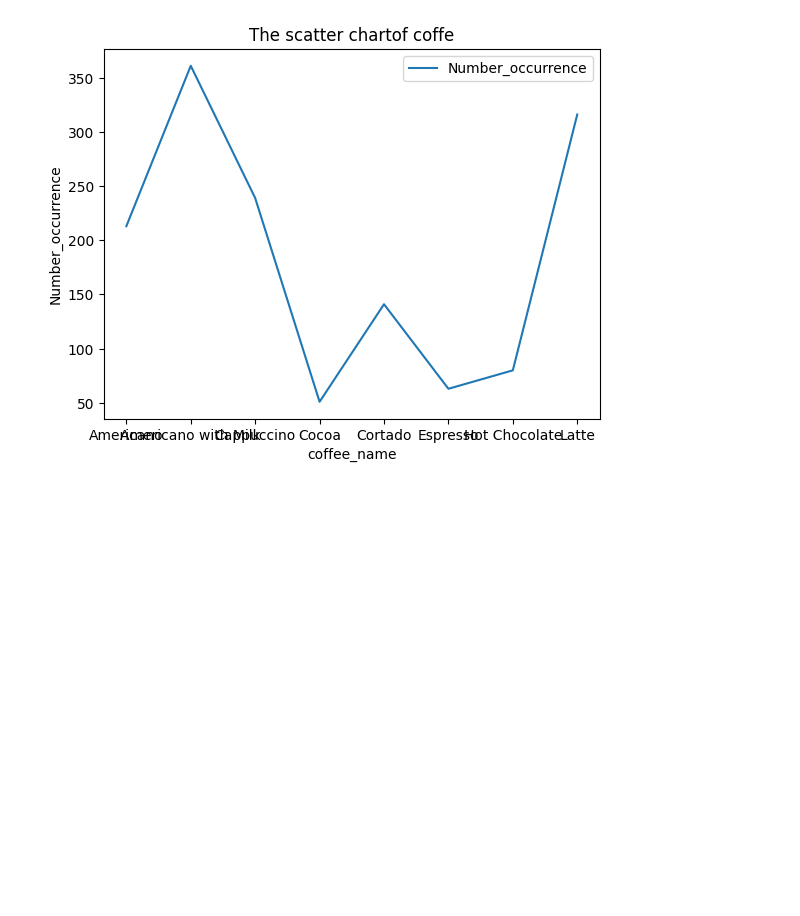
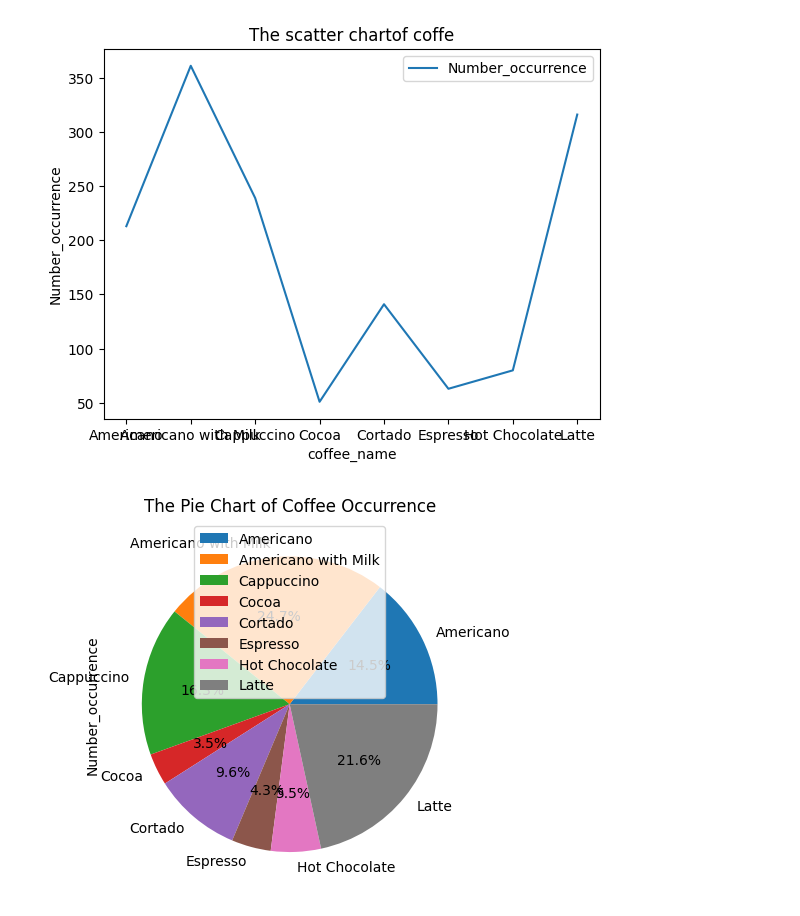
Before and after one commit to tadd2018/PythonRepo, a Jupyter notebook: DataManpulation.ipynb, the cells around one changed output. Drawn from its saved outputs; the diff is of its cells as text; code cells hidden in the pictures; blank space fills up the shorter version.

Commit message:
New_graph_manpulation

```diff
--- a/DataManpulation.ipynb
+++ b/DataManpulation.ipynb
@@ -474,3 +461,16 @@ plt.ylabel('Number_occurrence')
 plt.show()
 # %% [output]
 [figure]
+# %%
+
+
+# Create a pie chart from the 'Number_occurrence' column
+Groupcoffe.plot(kind='pie', y='Number_occurrence', labels=Groupcoffe['coffee_name'], autopct='%1.1f%%')
+
+# Add title to the plot
+plt.title('The Pie Chart of Coffee Occurrence')
+
+# Show the plot
+plt.show()
+# %% [output]
+[figure, added]
```
Also changed, not shown: parts of 2 cells of this notebook.
